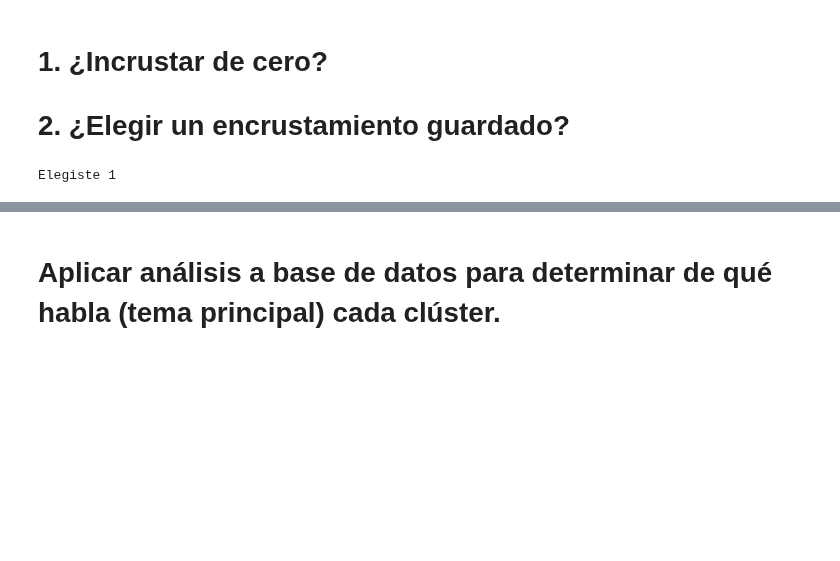
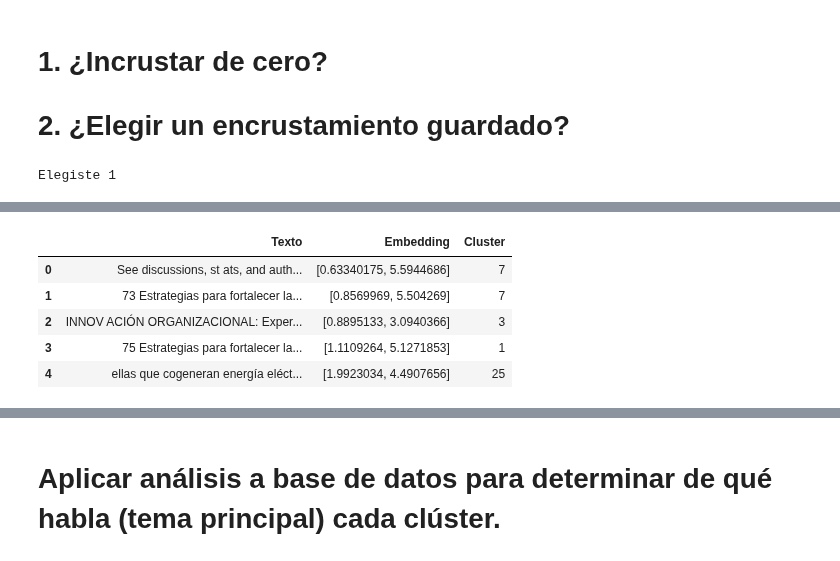
Before and after one commit to kikin3112/1day_1thing, a Jupyter notebook: prometeo/prometeo_wRAPTOR_func_test.ipynb, the cells around one changed output, grey strips where cells are left out. Cells and saved outputs as stored; diff of their text form; code cells hidden in the pictures; blank space fills up the shorter version.

```diff
--- a/prometeo/prometeo_wRAPTOR_func_test.ipynb
+++ b/prometeo/prometeo_wRAPTOR_func_test.ipynb
@@ -218,0 +181,17 @@ plt.show()
+# %%
+simple_labels = [label[0] if len(label) > 0 else -1 for label in labels]
+
+df = pd.DataFrame({
+    'Texto': texts,
+    'Embedding': list(global_embeddings_reduced),
+    'Cluster': simple_labels
+})
+# print(df.head(3))
+df.head()
+# %% [output]
+|  | Texto | Embedding | Cluster |
+| 0 | See discussions, st ats, and auth... | [0.63340175, 5.5944686] | 7 |
+| 1 | 73 Estrategias para fortalecer la... | [0.8569969, 5.504269] | 7 |
+| 2 | INNOV ACIÓN ORGANIZACIONAL: Exper... | [0.8895133, 3.0940366] | 3 |
+| 3 | 75 Estrategias para fortalecer la... | [1.1109264, 5.1271853] | 1 |
+| 4 | ellas que cogeneran energía eléct... | [1.9923034, 4.4907656] | 25 |
```
Also changed, not shown: parts of 31 cells of this notebook, 7 other files.
